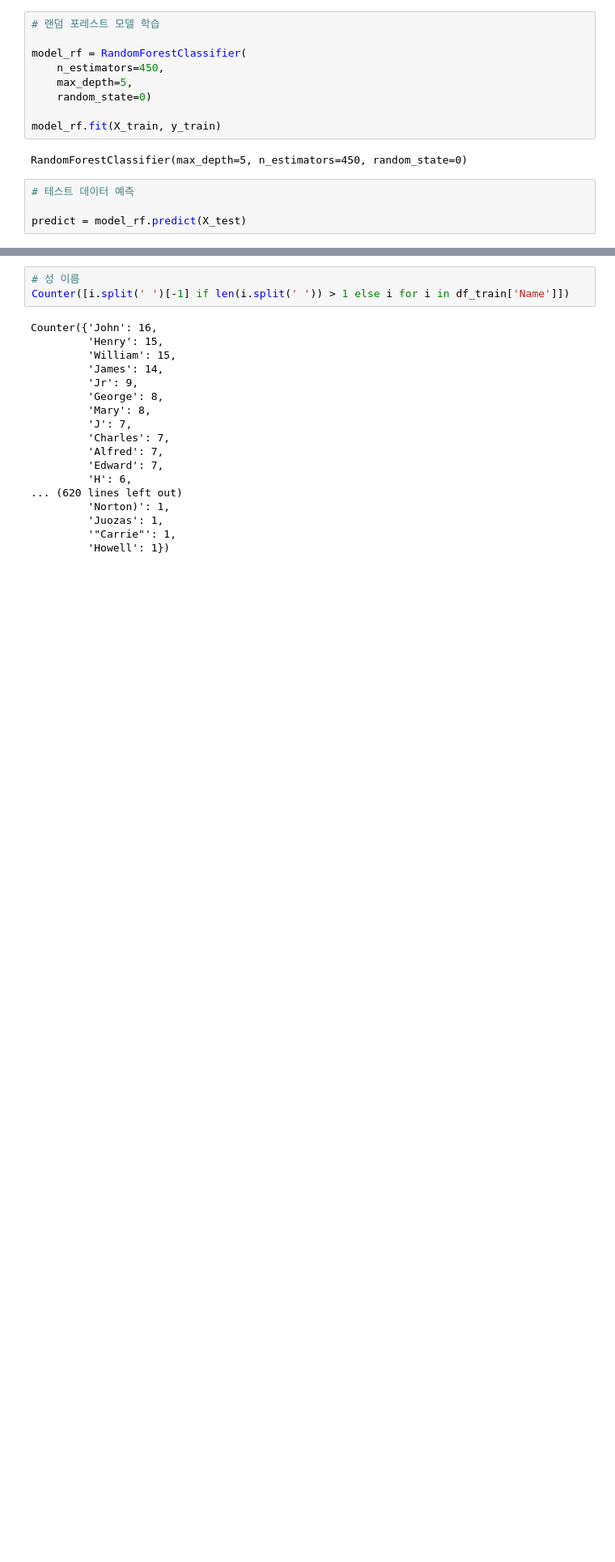
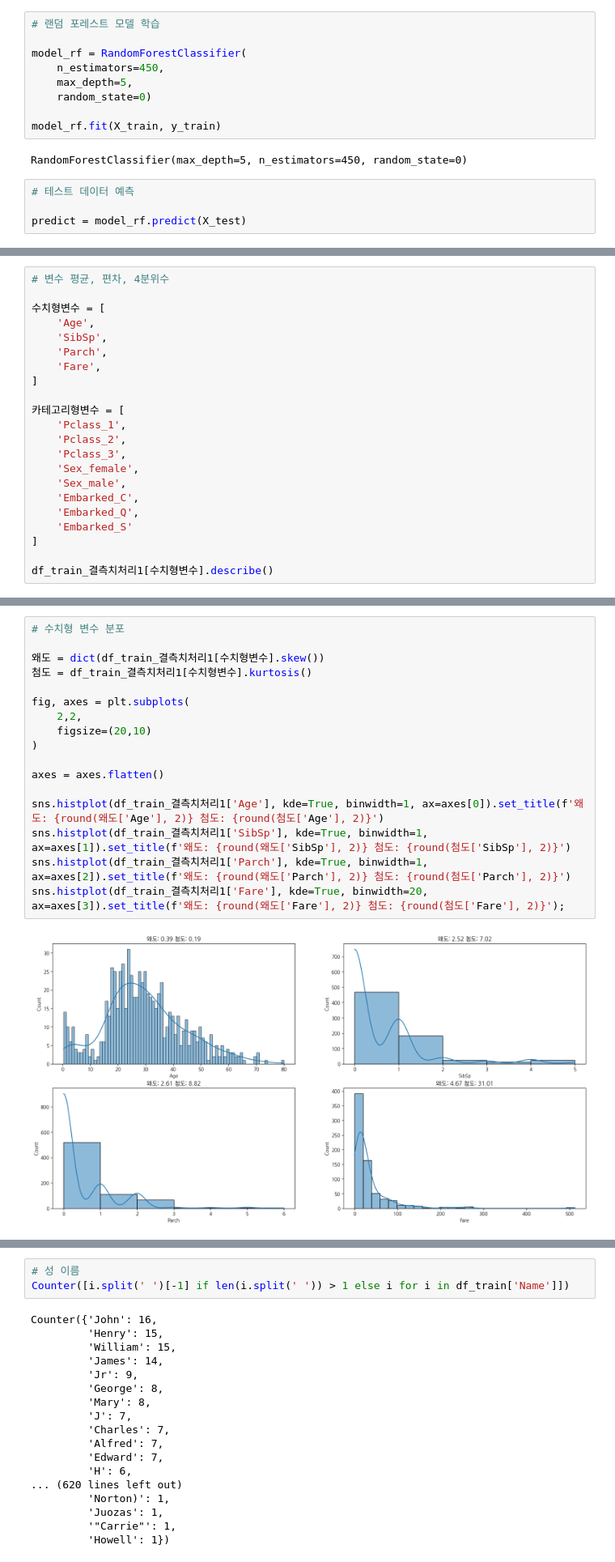
Before and after one commit to Song-Juntae/kaggle, a Jupyter notebook: getting_started/titanic/titanic.ipynb, the cells around one changed output, grey strips where cells are left out. Shown at 81% size. Saved outputs shown, nothing was run; the diff lists cells and outputs as text; blank space fills up the shorter version.

```diff
--- a/getting_started/titanic/titanic.ipynb
+++ b/getting_started/titanic/titanic.ipynb
@@ -300,0 +303,22 @@ sns.barplot(
+# %%
+# 변수 평균, 편차, 4분위수
+
+수치형변수 = [
+    'Age',
+    'SibSp',
+    'Parch',
+    'Fare',
+]
+
+카테고리형변수 = [
+    'Pclass_1',
+    'Pclass_2',
+    'Pclass_3',
+    'Sex_female',
+    'Sex_male',
+    'Embarked_C',
+    'Embarked_Q',
+    'Embarked_S'
+]
+
+df_train_결측치처리1[수치형변수].describe()
@@ -300,0 +343,19 @@ sns.barplot(
+# %%
+# 수치형 변수 분포
+
+왜도 = dict(df_train_결측치처리1[수치형변수].skew())
+첨도 = df_train_결측치처리1[수치형변수].kurtosis()
+
+fig, axes = plt.subplots(
+    2,2,
+    figsize=(20,10)
+)
+
+axes = axes.flatten()
+
+sns.histplot(df_train_결측치처리1['Age'], kde=True, binwidth=1, ax=axes[0]).set_title(f'왜도: {round(왜도['Age'], 2)} 첨도: {round(첨도['Age'], 2)}')
+sns.histplot(df_train_결측치처리1['SibSp'], kde=True, binwidth=1, ax=axes[1]).set_title(f'왜도: {round(왜도['SibSp'], 2)} 첨도: {round(첨도['SibSp'], 2)}')
+sns.histplot(df_train_결측치처리1['Parch'], kde=True, binwidth=1, ax=axes[2]).set_title(f'왜도: {round(왜도['Parch'], 2)} 첨도: {round(첨도['Parch'], 2)}')
+sns.histplot(df_train_결측치처리1['Fare'], kde=True, binwidth=20, ax=axes[3]).set_title(f'왜도: {round(왜도['Fare'], 2)} 첨도: {round(첨도['Fare'], 2)}');
+# %% [output]
+[figure, added]
```
Also changed, not shown: parts of 9 cells of this notebook.
